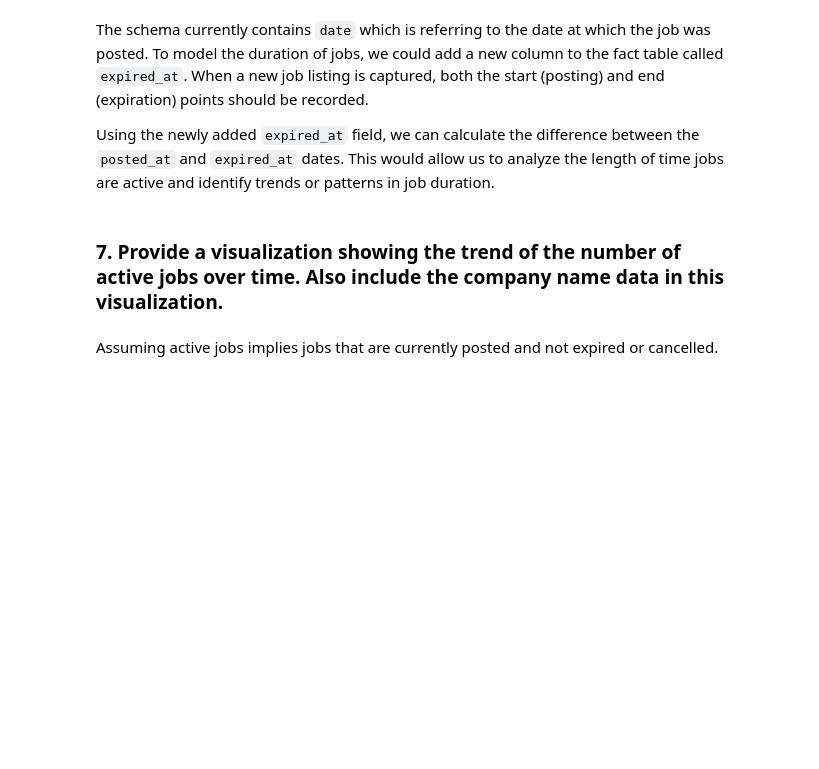
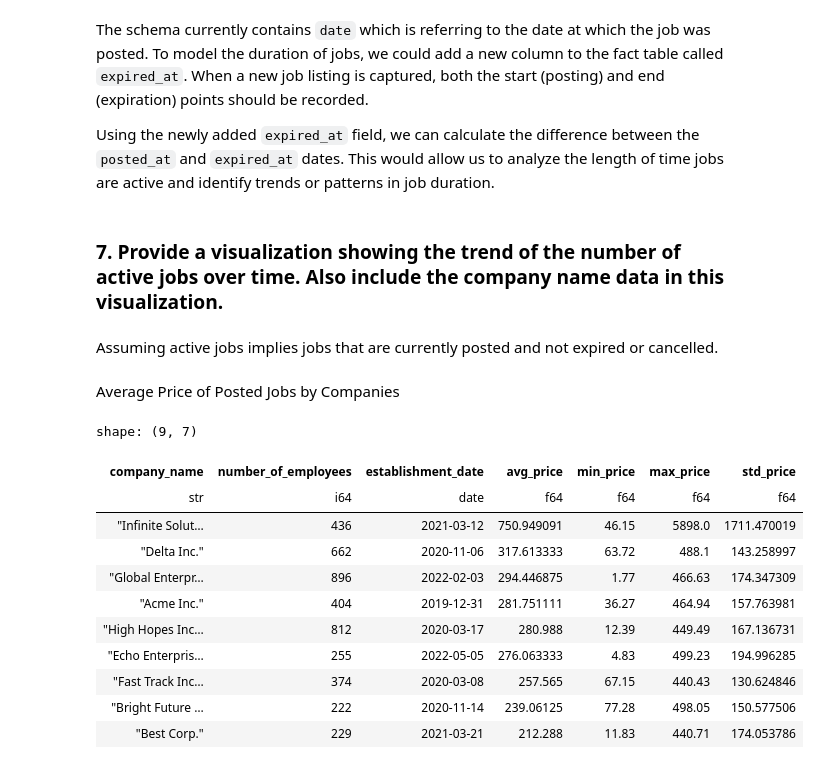
Before and after one commit to YusufTyer/ytyer-gohiring-solutions, a Jupyter notebook: main.ipynb, the cells around one changed output. Drawn from its saved outputs; the diff is of its cells as text; code cells hidden in the pictures; blank space fills up the shorter version.

```diff
--- a/main.ipynb
+++ b/main.ipynb
@@ -187,3 +187,27 @@ fig = create_area_chart(
 )
 # %%
 fig.show()
+# %% [markdown]
+Average Price of Posted Jobs by Companies
+# %%
+(
+    companies
+    .join(jobs, on="company_id")
+    .group_by("company_name", "number_of_employees", "establishment_date")
+    .agg(avg_price=pl.mean("price"), min_price=pl.min("price"), max_price=pl.max("price"), std_price=pl.std("price"))
+    .sort("avg_price", descending=True)
+    .collect()
+)
+# %% [output]
+shape: (9, 7)
+| company_name | number_of_employees | establishment_date | avg_price | min_price | max_price | std_price |
+| str | i64 | date | f64 | f64 | f64 | f64 |
+| "Infinite Solut… | 436 | 2021-03-12 | 750.949091 | 46.15 | 5898.0 | 1711.470019 |
+| "Delta Inc." | 662 | 2020-11-06 | 317.613333 | 63.72 | 488.1 | 143.258997 |
+| "Global Enterpr… | 896 | 2022-02-03 | 294.446875 | 1.77 | 466.63 | 174.347309 |
+| "Acme Inc." | 404 | 2019-12-31 | 281.751111 | 36.27 | 464.94 | 157.763981 |
+| "High Hopes Inc… | 812 | 2020-03-17 | 280.988 | 12.39 | 449.49 | 167.136731 |
+| "Echo Enterpris… | 255 | 2022-05-05 | 276.063333 | 4.83 | 499.23 | 194.996285 |
+| "Fast Track Inc… | 374 | 2020-03-08 | 257.565 | 67.15 | 440.43 | 130.624846 |
+| "Bright Future … | 222 | 2020-11-14 | 239.06125 | 77.28 | 498.05 | 150.577506 |
+| "Best Corp." | 229 | 2021-03-21 | 212.288 | 11.83 | 440.71 | 174.053786 |
```
Also changed, not shown: parts of 2 cells of this notebook, 2 other files.
